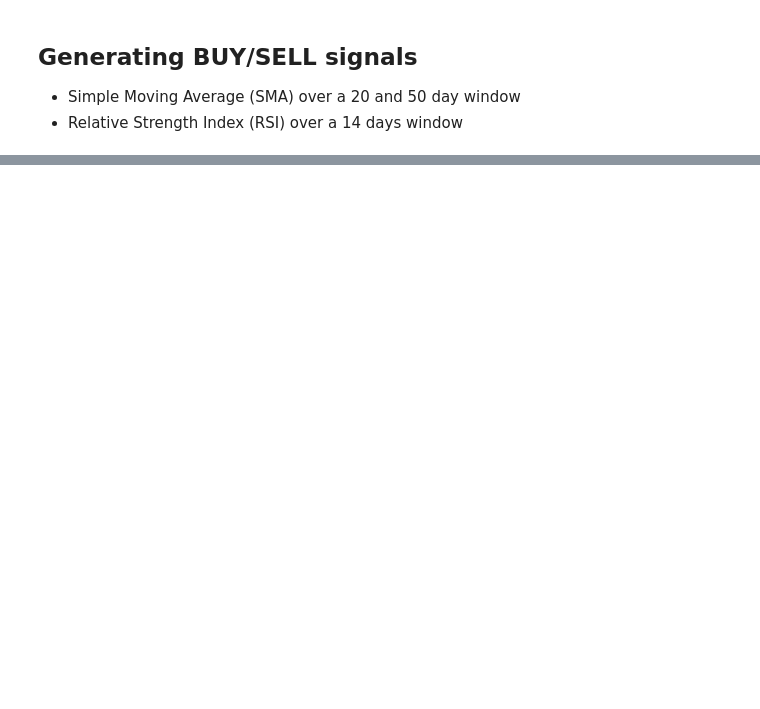
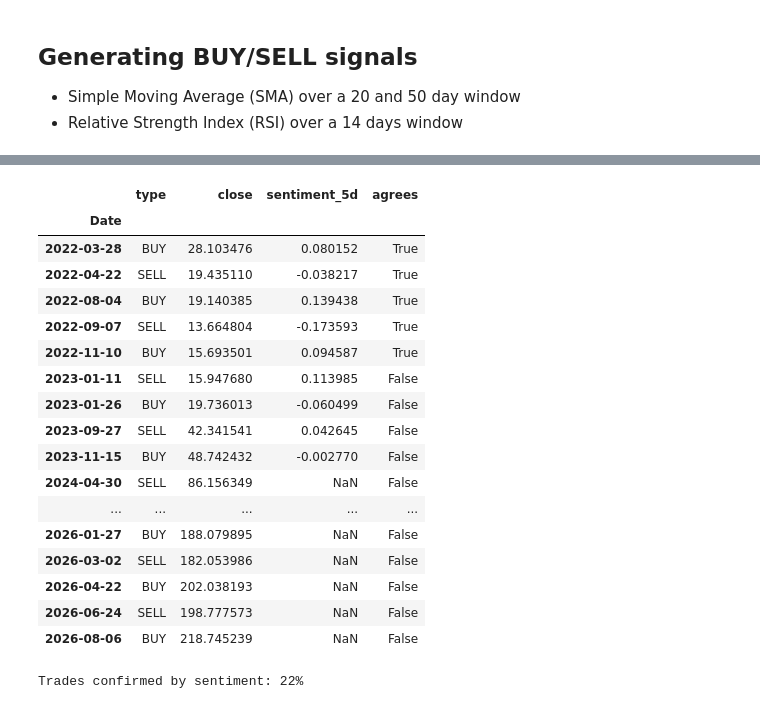
Before and after one commit to CapstoneEquipeT29AELOR/MarketMind, a Jupyter notebook: notebooks/trading.ipynb, the cells around one changed output, grey strips where cells are left out. Saved outputs shown, nothing was run; the diff lists cells and outputs as text; code cells hidden in the pictures; blank space fills up the shorter version.

```diff
--- a/notebooks/trading.ipynb
+++ b/notebooks/trading.ipynb
@@ -98,0 +146,32 @@ plt.show()
+# %%
+# Sentiment on the day of each trade (smoothed, so days without news still get a value)
+trade_col = prices["trade"].squeeze()
+trade_mask = trade_col.isin([1, -1])
+trades = pd.DataFrame({
+    "type": np.where(trade_col[trade_mask] == 1, "BUY", "SELL"),
+    "close": close[trade_mask],
+    "sentiment_5d": sent_smooth[trade_mask],
+})
+trades["agrees"] = np.where(trades["type"] == "BUY", trades["sentiment_5d"] > 0, trades["sentiment_5d"] < 0)
+display(trades)
+print(f"Trades confirmed by sentiment: {trades['agrees'].mean():.0%}")
+# %% [output]
+|  | type | close | sentiment_5d | agrees |
+| Date |  |  |  |  |
+| 2022-03-28 | BUY | 28.103476 | 0.080152 | True |
+| 2022-04-22 | SELL | 19.435110 | -0.038217 | True |
+| 2022-08-04 | BUY | 19.140385 | 0.139438 | True |
+| 2022-09-07 | SELL | 13.664804 | -0.173593 | True |
+| 2022-11-10 | BUY | 15.693501 | 0.094587 | True |
+| 2023-01-11 | SELL | 15.947680 | 0.113985 | False |
+| 2023-01-26 | BUY | 19.736013 | -0.060499 | False |
+| 2023-09-27 | SELL | 42.341541 | 0.042645 | False |
+| 2023-11-15 | BUY | 48.742432 | -0.002770 | False |
+| 2024-04-30 | SELL | 86.156349 | NaN | False |
+| ... | ... | ... | ... | ... |
+| 2026-01-27 | BUY | 188.079895 | NaN | False |
+| 2026-03-02 | SELL | 182.053986 | NaN | False |
+| 2026-04-22 | BUY | 202.038193 | NaN | False |
+| 2026-06-24 | SELL | 198.777573 | NaN | False |
+| 2026-08-06 | BUY | 218.745239 | NaN | False |
+Trades confirmed by sentiment: 22%
```
Also changed, not shown: parts of 7 cells of this notebook, 3 other files.
